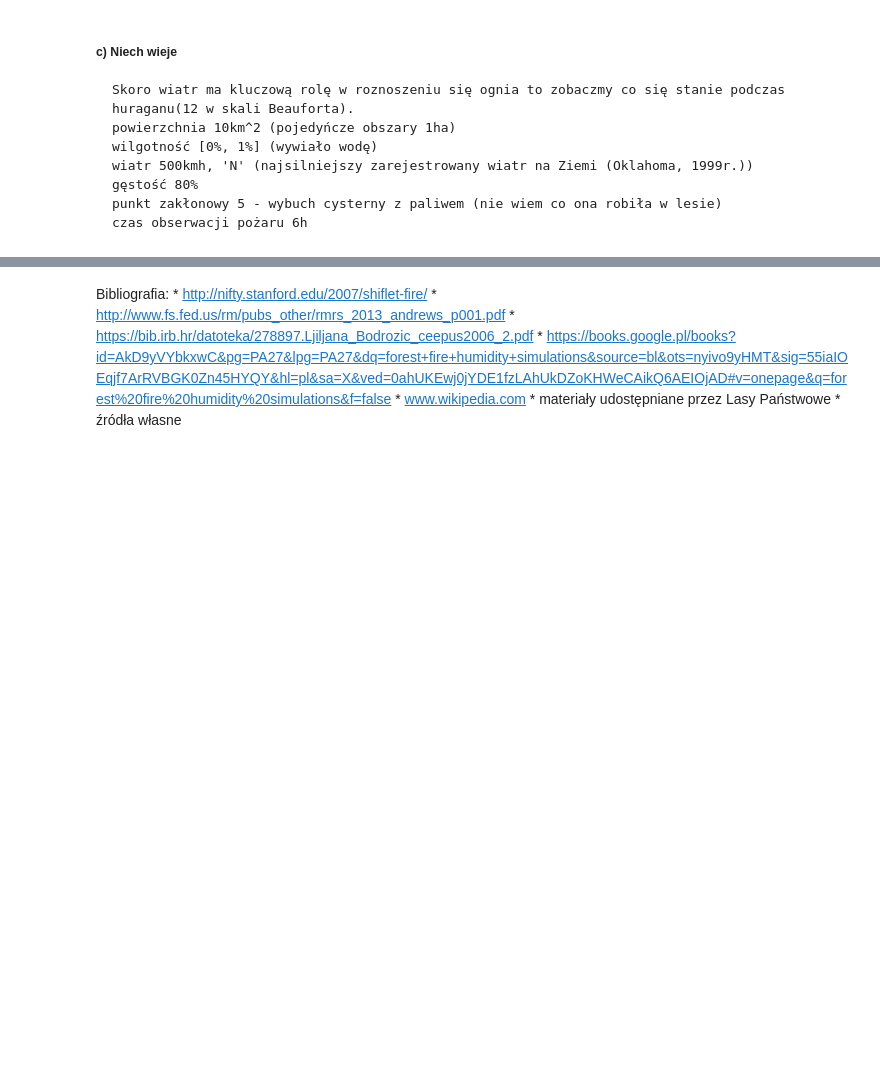
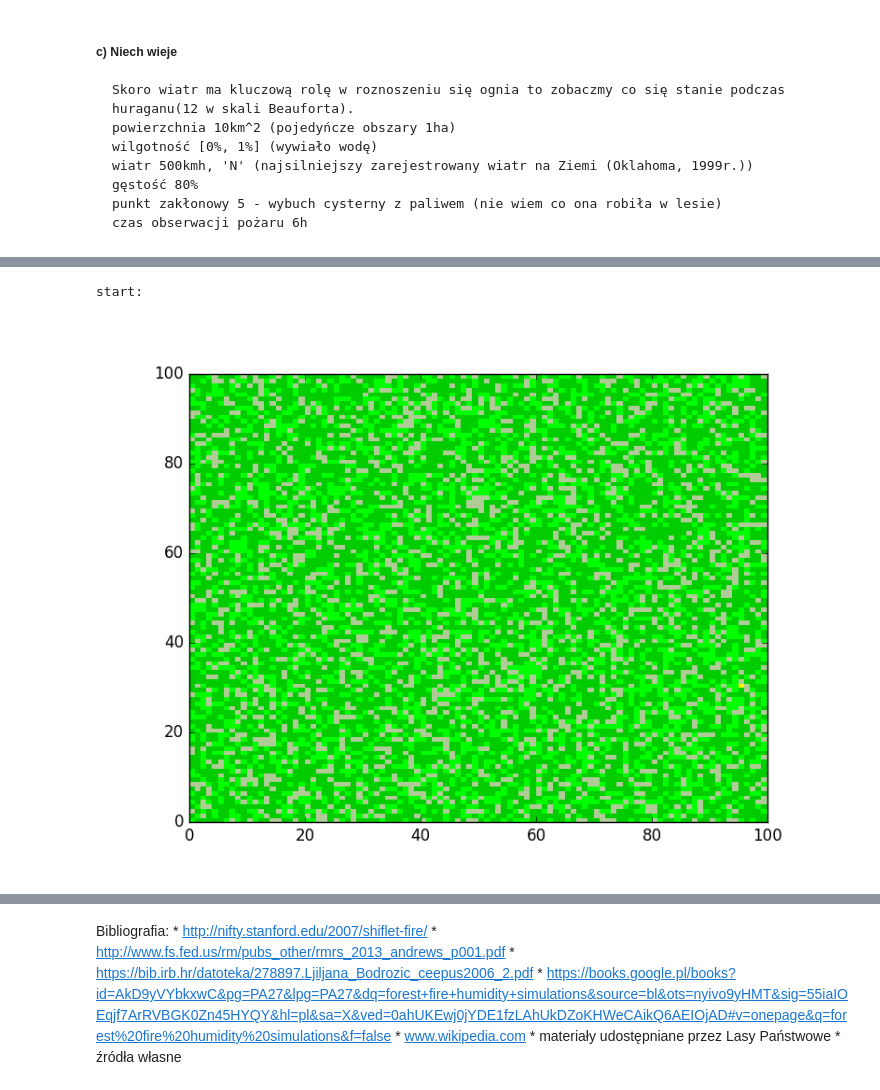
Before and after one commit to ociepkam/MISK, a Jupyter notebook: Sprawozdanie.ipynb, the cells around one changed output, grey strips where cells are left out. Drawn from its saved outputs; the diff is of its cells as text; code cells hidden in the pictures; blank space fills up the shorter version.

```diff
--- a/Sprawozdanie.ipynb
+++ b/Sprawozdanie.ipynb
@@ -157,0 +164,6 @@ zasobność:
+# %%
+print "start:"
+Image("images/4_start.png", width=500, height=500)
+# %% [output]
+start:
+[figure, added]
```
Also changed, not shown: parts of 5 cells of this notebook, 10 other files.
